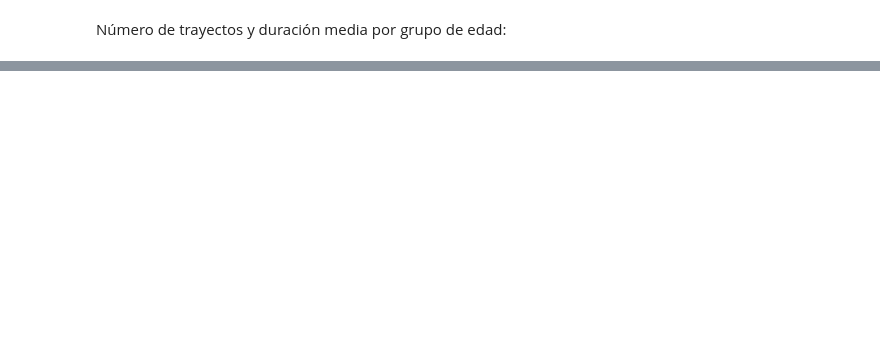
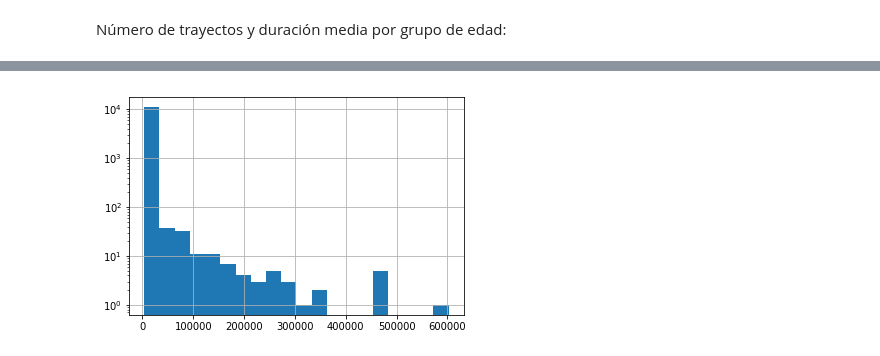
Before and after one commit to vlavandeira/tfm-bicimad, a Jupyter notebook: 1-Data wrangling.ipynb, the cells around one changed output, grey strips where cells are left out. Cells and saved outputs as stored; diff of their text form; code cells hidden in the pictures; blank space fills up the shorter version.

```diff
--- a/1-Data wrangling.ipynb
+++ b/1-Data wrangling.ipynb
@@ -308,0 +346,7 @@ rides.loc[96274]['track']
+# %%
+#Histograma de rides de más de 1 hora (menos de un 5% de los trayectos)
+fig, ax = plt.subplots()
+rides['travel_time'][rides.travel_time>3600].hist(ax=ax, bins=20)
+ax.set_yscale('log')
+# %% [output]
+[figure, added]
```
Also changed, not shown: parts of 98 cells of this notebook, 1 other file.
